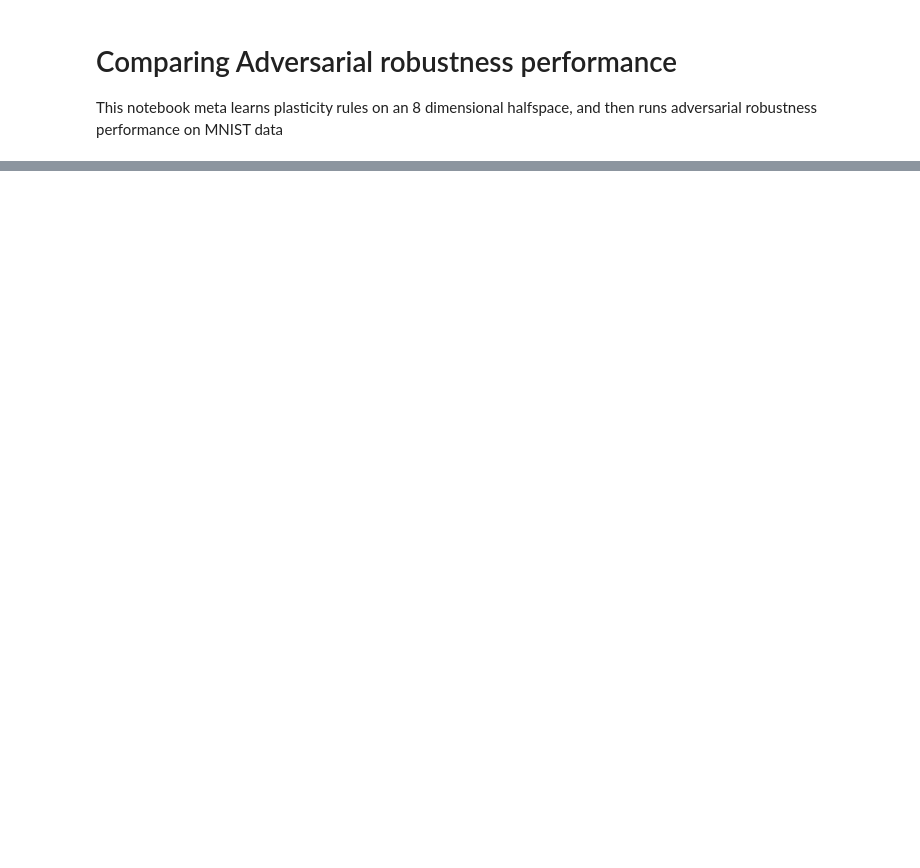
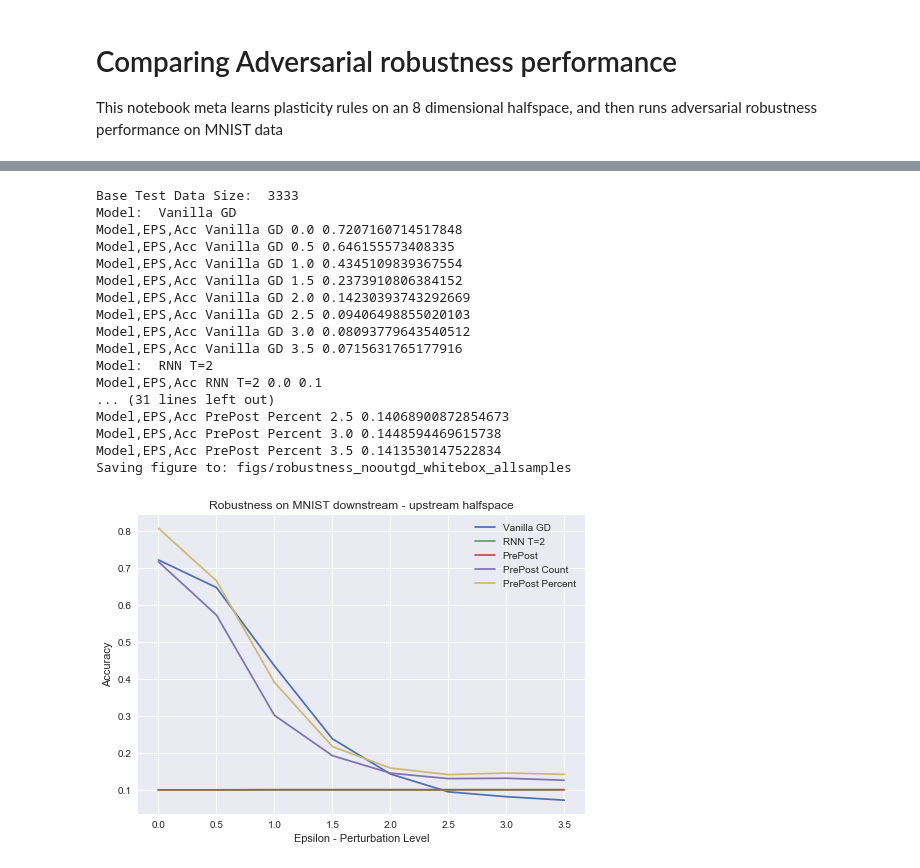
Before and after one commit to saykartik/assemblies, a Jupyter notebook: BrainNet/notebooks/FF_experiments_adversarial.ipynb, the cells around one changed output, grey strips where cells are left out. Cells and saved outputs as stored; diff of their text form; code cells hidden in the pictures; blank space fills up the shorter version.

```diff
--- a/BrainNet/notebooks/FF_experiments_adversarial.ipynb
+++ b/BrainNet/notebooks/FF_experiments_adversarial.ipynb
@@ -366,0 +331,22 @@ Saving figure to: figs/robustness_comparison_uphalfspace_downmnist
+# %%
+m = [ 'Vanilla GD','RNN T=2', 'PrePost', 'PrePost Count', 'PrePost Percent'  ]
+plot_robustness( m, gd_adversary_model='', save_suffix='nooutgd_whitebox_allsamples',filter_good=False )
+# %% [output]
+Base Test Data Size:  3333
+Model:  Vanilla GD
+Model,EPS,Acc Vanilla GD 0.0 0.7207160714517848
+Model,EPS,Acc Vanilla GD 0.5 0.646155573408335
+Model,EPS,Acc Vanilla GD 1.0 0.4345109839367554
+Model,EPS,Acc Vanilla GD 1.5 0.2373910806384152
+Model,EPS,Acc Vanilla GD 2.0 0.14230393743292669
+Model,EPS,Acc Vanilla GD 2.5 0.09406498855020103
+Model,EPS,Acc Vanilla GD 3.0 0.08093779643540512
+Model,EPS,Acc Vanilla GD 3.5 0.0715631765177916
+Model:  RNN T=2
+Model,EPS,Acc RNN T=2 0.0 0.1
+... (31 lines left out)
+Model,EPS,Acc PrePost Percent 2.5 0.14068900872854673
+Model,EPS,Acc PrePost Percent 3.0 0.1448594469615738
+Model,EPS,Acc PrePost Percent 3.5 0.1413530147522834
+Saving figure to: figs/robustness_nooutgd_whitebox_allsamples
+[figure, added]
```
Also changed, not shown: parts of 30 cells of this notebook, 21 other files.
